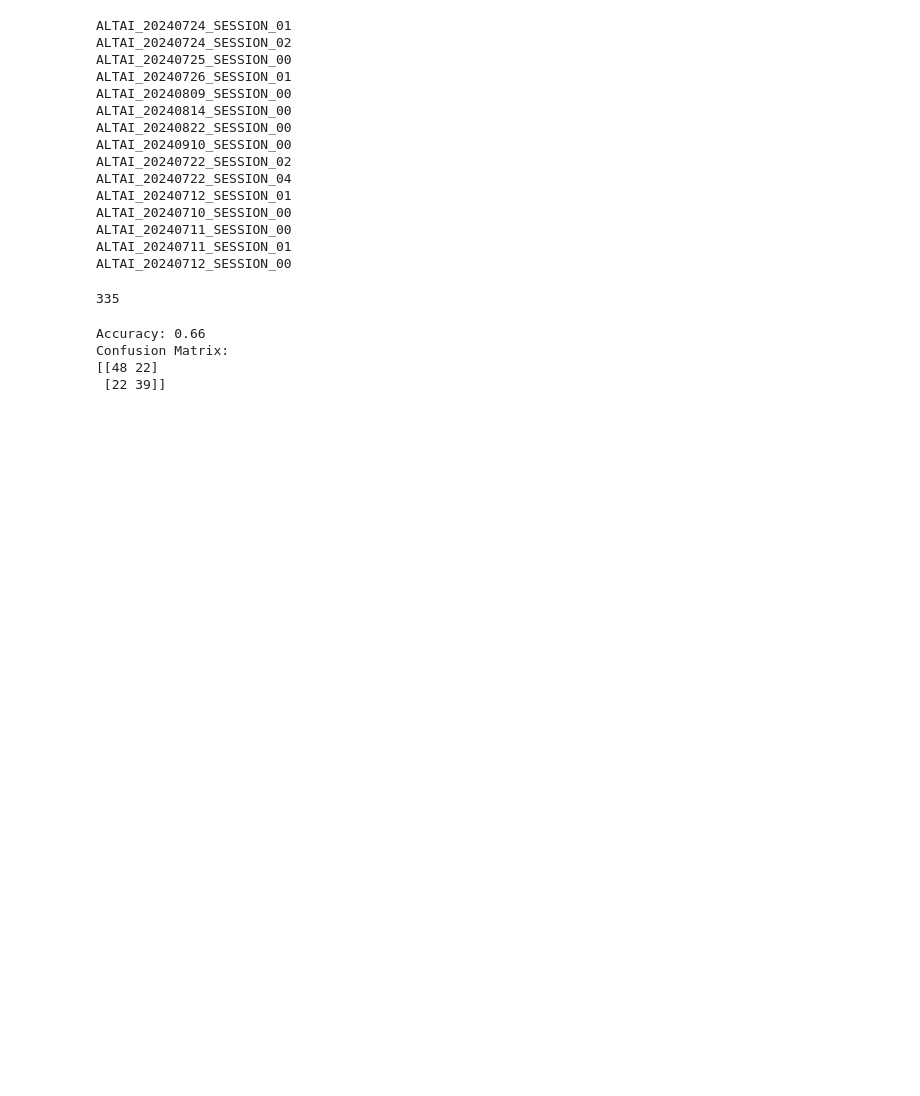
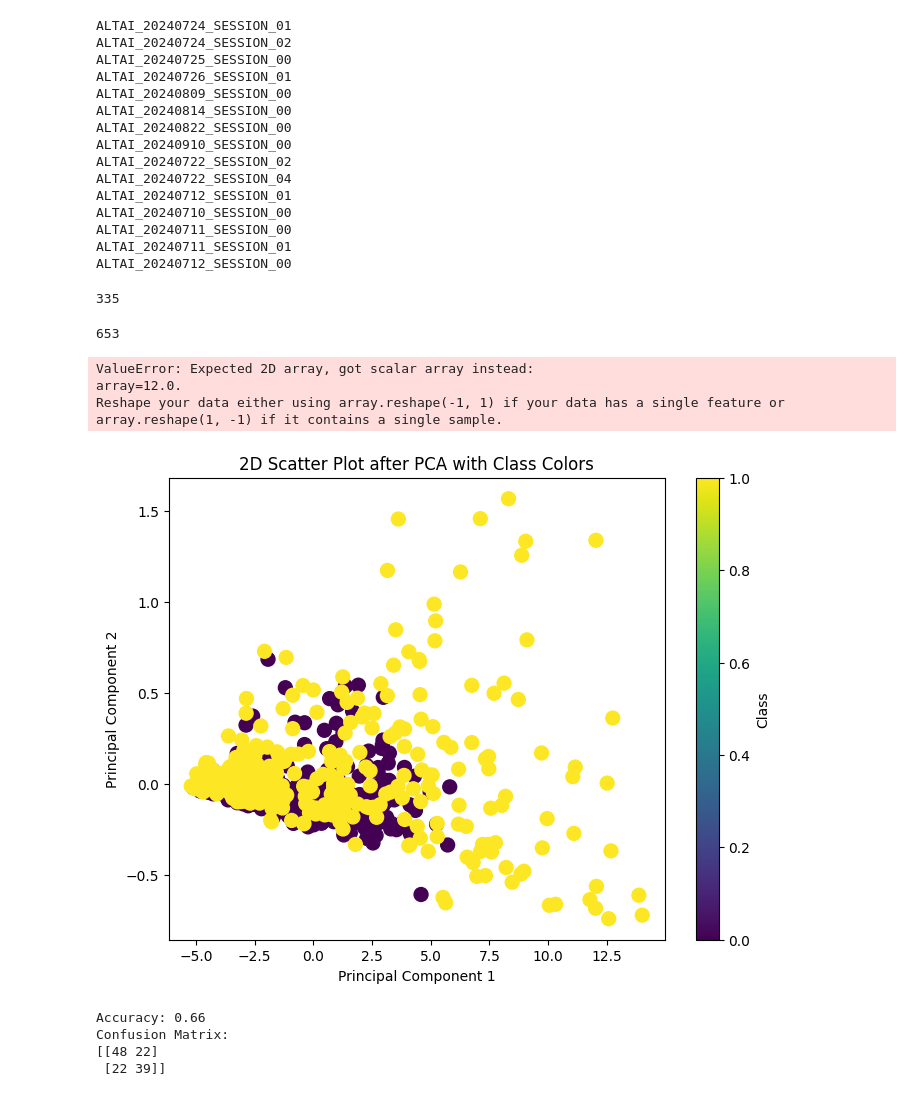
Before and after one commit to felicielevinton/analysebingobike, a Jupyter notebook: Decoding/GLM.ipynb, the cells around one changed output. Drawn from its saved outputs; the diff is of its cells as text; code cells hidden in the pictures; blank space fills up the shorter version.

Commit message:
rectifications de pb de plot

```diff
--- a/Decoding/GLM.ipynb
+++ b/Decoding/GLM.ipynb
@@ -24,7 +24,8 @@ tracking_psth, playback_psth = [], []
 
 for session in all_sessions:
     print(session)
-    path = '/Volumes/data2/eTheremin/ALTAI/'+ session + '/'
+    #path = '/Volumes/data2/eTheremin/ALTAI/'+ session + '/' in macbook
+    path = '/auto/data2/eTheremin/ALTAI/' + session + '/' # on linux
     try :
         tracking_psth.append(np.load(path+f'psth_tracking_{bin_width}.npy'))
     except :
@@ -73,6 +74,68 @@ y_pb = np.ones(len(X_pb))
 # %%
 X = np.vstack((X_tr, X_pb))
 y = np.hstack((y_tr, y_pb))
+# %%
+len(X)
+# %% [output]
+653
+# %%
+# PCA
+
+
+
+import numpy as np
+from sklearn.decomposition import PCA
+import matplotlib.pyplot as plt
+from mpl_toolkits.mplot3d import Axes3D
+
+pca = PCA(n_components=3)  # Keep all 3 dimensions
+X_pca = pca.fit_transform(12)
+print("Explained variance ratio:", pca.explained_variance_ratio_)
+
+import numpy as np
+import matplotlib.pyplot as plt
+from mpl_toolkits.mplot3d import Axes3D
+
+
+# Create a figure for 3D plotting
+fig = plt.figure(figsize=(10, 8))
+ax = fig.add_subplot(111, projection='3d')
+
+# Create a 3D scatter plot
+scatter = ax.scatter(X[:, 0], X[:, 1], X[:, 2], c=y, cmap='viridis', s=50)
+
+# Add labels
+ax.set_xlabel('X1')
+ax.set_ylabel('X2')
+ax.set_zlabel('X3')
+ax.set_title('3D Scatter Plot colored by Class')
+
+# Add a color bar to map colors to class labels
+cbar = plt.colorbar(scatter, ax=ax, pad=0.1)
+cbar.set_label('Class')
+
+# Show the plot
+plt.show()
+# %% [output]
+ValueError: Expected 2D array, got scalar array instead:
+array=12.0.
+Reshape your data either using array.reshape(-1, 1) if your data has a single feature or array.reshape(1, -1) if it contains a single sample.
+# %%
+pca = PCA(n_components=2)
+X_reduced = pca.fit_transform(X)  # Now X_reduced is 100x2
+
+# Step 2: Create a 2D scatter plot with class labels as colors
+plt.figure(figsize=(8,6))
+scatter = plt.scatter(X_reduced[:, 0], X_reduced[:, 1], c=y, cmap='viridis', s=100)
+
+# Step 3: Add labels and color bar
+plt.xlabel('Principal Component 1')
+plt.ylabel('Principal Component 2')
+plt.title('2D Scatter Plot after PCA with Class Colors')
+plt.colorbar(scatter, label='Class')
+plt.show()
+# %% [output]
+[figure, added]
 # %%
 # Importation des bibliothèques nécessaires
 import numpy as np
```
Also changed, not shown: 5 other files.
